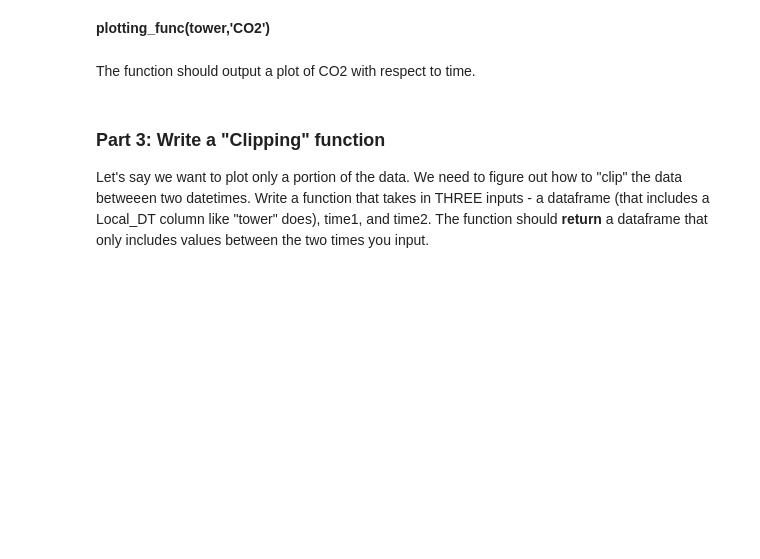
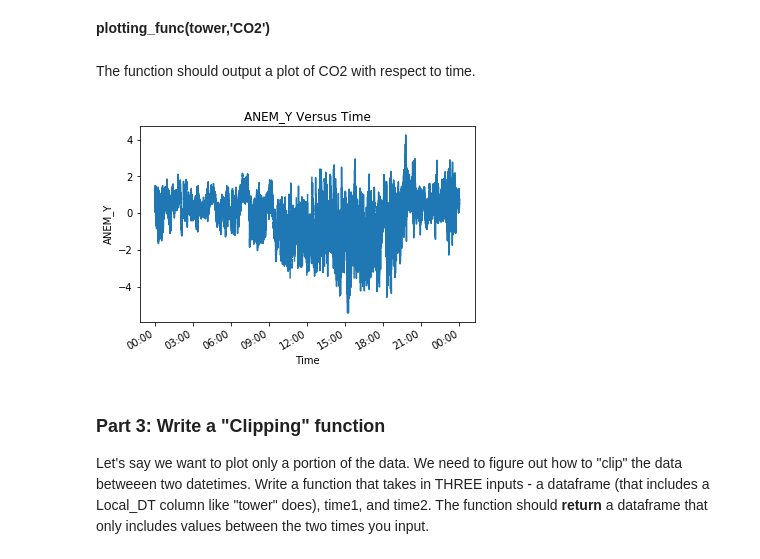
Before and after one commit to johnhorel/atmos_5040_2019, a Jupyter notebook: Name_InClass_Oct24.ipynb, the cells around one changed output. Drawn from its saved outputs; the diff is of its cells as text; code cells hidden in the pictures; blank space fills up the shorter version.

```diff
--- a/Name_InClass_Oct24.ipynb
+++ b/Name_InClass_Oct24.ipynb
@@ -27,11 +27,24 @@ Write a function that takes two inputs: a dataframe object, and a string corresp
 The function should output a plot of CO2 with respect to time.
 # %%
 #Your Function Here
-def plotting_function(#name your variables here):
+def plotting_func(#name your variables here):
     #write your function here
+# %%
+#Answer
+def plotting_func(dataframe,y_axis):
+    fig,ax = plt.subplots()
+    ax.plot(dataframe['Local_DT'],dataframe[y_axis])
+    ax.xaxis.set_major_formatter(mdates.DateFormatter("%H:%M"))
+    plt.gcf().autofmt_xdate() #get a nice date format for the x axis
+    ax.set_title('{} Versus Time'.format(y_axis))
+    ax.set_xlabel('Time')
+    ax.set_ylabel(y_axis)
+    plt.show()
 # %%
 #test run your function here
-plotting_func(tower,'CO2')
+plotting_func(tower,'ANEM_Y')
+# %% [output]
+[figure, added]
 # %% [markdown]
 ### Part 3: Write a "Clipping" function
 Let's say we want to plot only a portion of the data. We need to figure out how to "clip" the data betweeen two datetimes. Write a function that takes in THREE inputs - a dataframe (that includes a Local_DT column like "tower" does), time1, and time2. The function should **return** a dataframe that only includes values between the two times you input.
```
Also changed, not shown: parts of 3 cells of this notebook, 1 other file.
